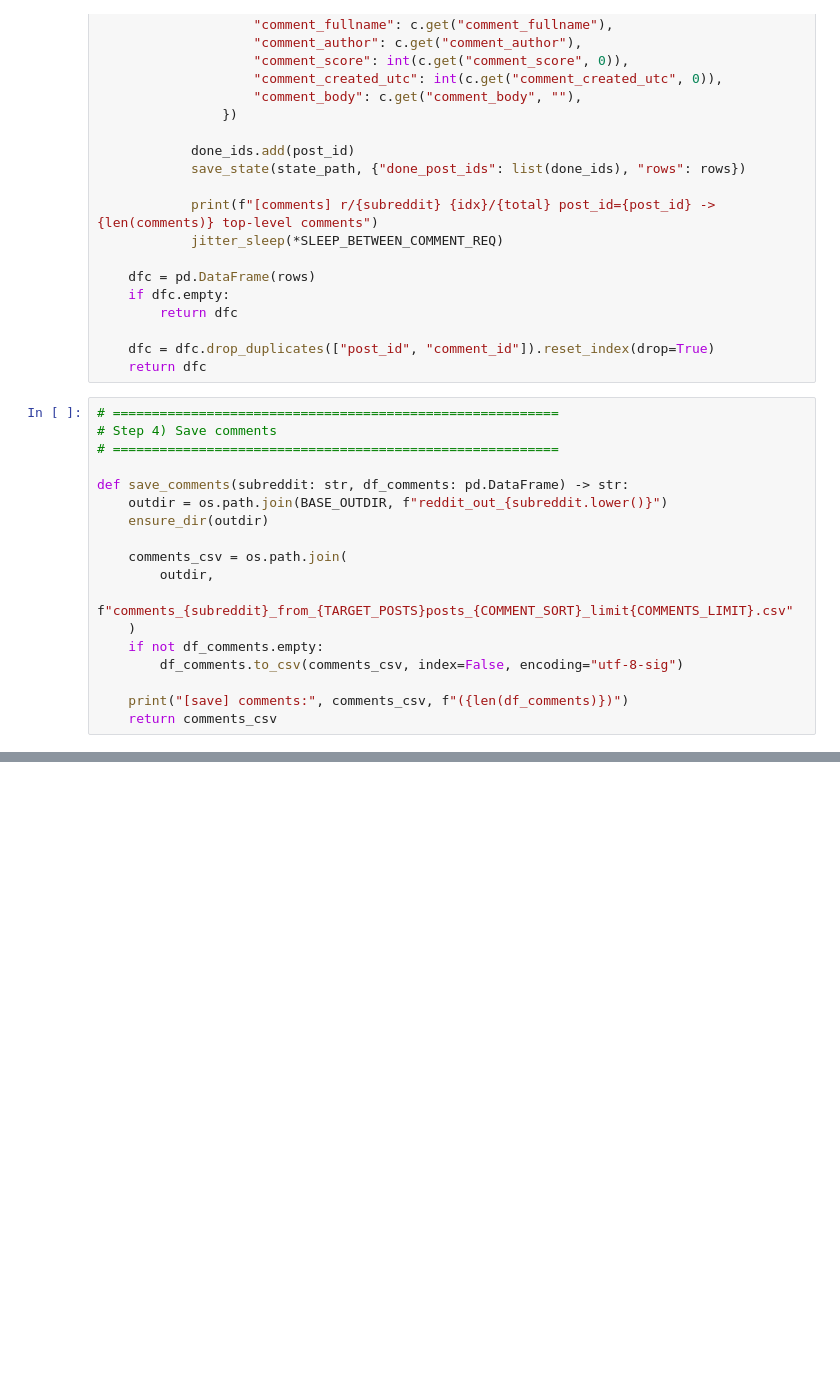
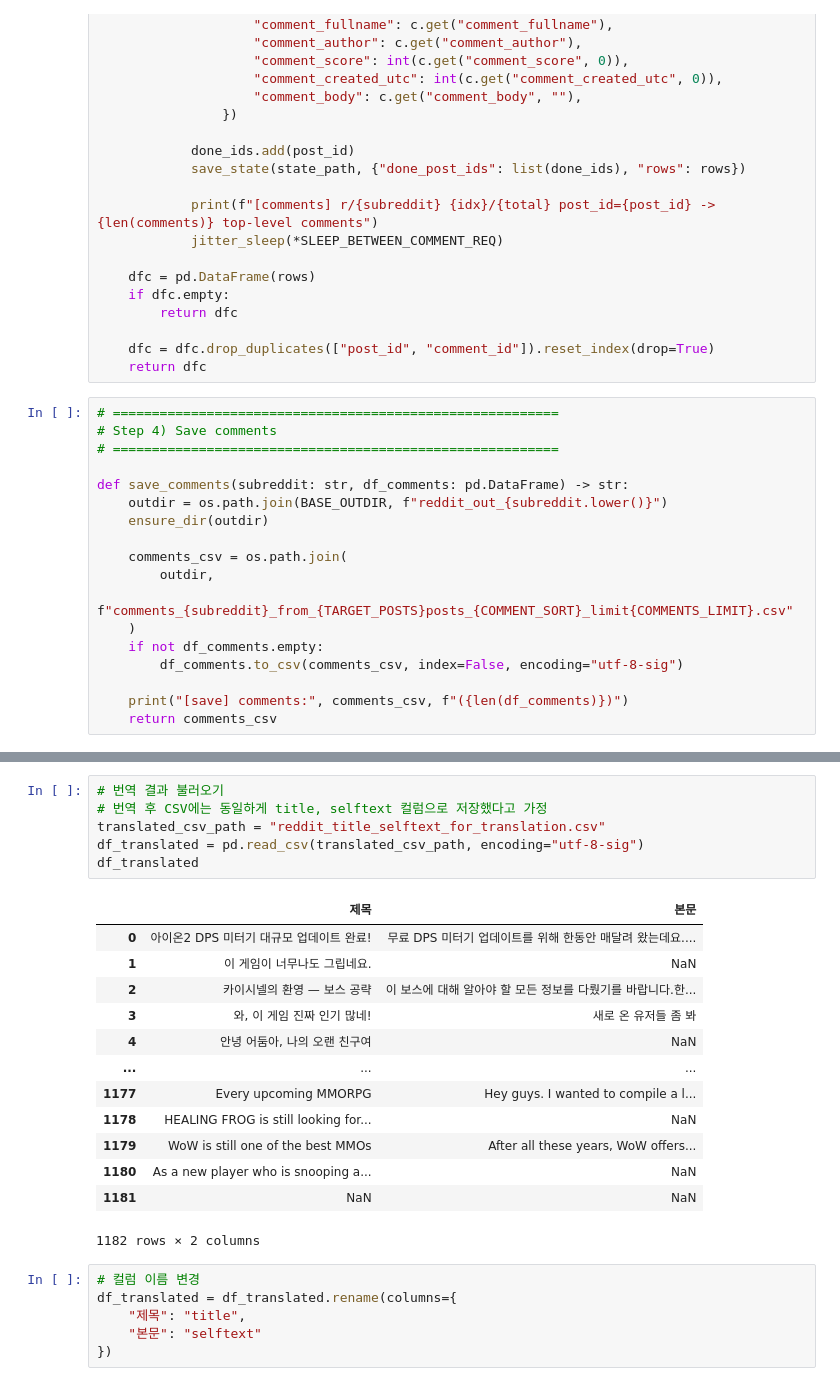
Before and after one commit to SsongSeta/Control_Defines_Difficulty, a Jupyter notebook: 1_code/01_0_collect_redditdata.ipynb, the cells around one changed output, grey strips where cells are left out. Drawn from its saved outputs; the diff is of its cells as text; blank space fills up the shorter version.

```diff
--- a/1_code/01_0_collect_redditdata.ipynb
+++ b/1_code/01_0_collect_redditdata.ipynb
@@ -425,0 +556,26 @@ BASE_OUTDIR: reddit_out
+# %%
+# 번역 결과 불러오기
+# 번역 후 CSV에는 동일하게 title, selftext 컬럼으로 저장했다고 가정
+translated_csv_path = "reddit_title_selftext_for_translation.csv"
+df_translated = pd.read_csv(translated_csv_path, encoding="utf-8-sig")
+df_translated
+# %% [output]
+|  | 제목 | 본문 |
+| 0 | 아이온2 DPS 미터기 대규모 업데이트 완료! | 무료 DPS 미터기 업데이트를 위해 한동안 매달려 왔는데요.... |
+| 1 | 이 게임이 너무나도 그립네요. | NaN |
+| 2 | 카이시넬의 환영 — 보스 공략 | 이 보스에 대해 알아야 할 모든 정보를 다뤘기를 바랍니다.한... |
+| 3 | 와, 이 게임 진짜 인기 많네! | 새로 온 유저들 좀 봐 |
+| 4 | 안녕 어둠아, 나의 오랜 친구여 | NaN |
+| ... | ... | ... |
+| 1177 | Every upcoming MMORPG | Hey guys. I wanted to compile a l... |
+| 1178 | HEALING FROG is still looking for... | NaN |
+| 1179 | WoW is still one of the best MMOs | After all these years, WoW offers... |
+| 1180 | As a new player who is snooping a... | NaN |
+| 1181 | NaN | NaN |
+1182 rows × 2 columns
+# %%
+# 컬럼 이름 변경
+df_translated = df_translated.rename(columns={
+    "제목": "title",
+    "본문": "selftext"
+})
```
Also changed, not shown: parts of 16 cells of this notebook.
